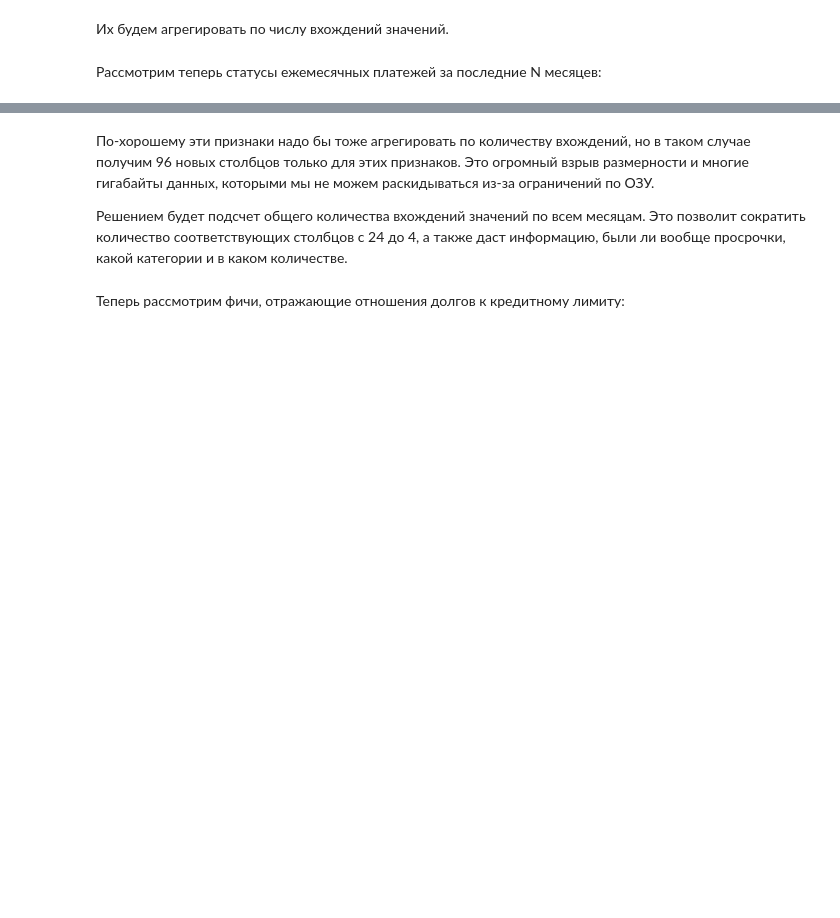
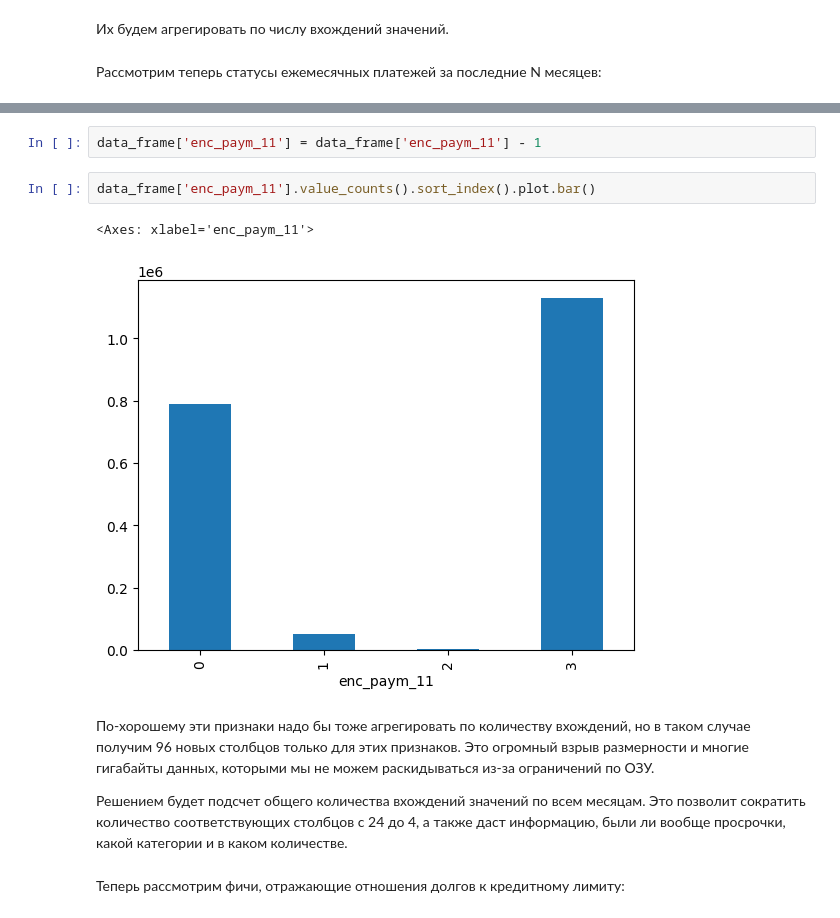
Before and after one commit to CasiCode/credit-scoring, a Jupyter notebook: credit_scoring.ipynb, the cells around one changed output, grey strips where cells are left out. Cells and saved outputs as stored; diff of their text form; blank space fills up the shorter version.

```diff
--- a/credit_scoring.ipynb
+++ b/credit_scoring.ipynb
@@ -269,3 +268,10 @@ plot_feature_hists(cols, 2, 12, (12, 24))
+# %%
+data_frame['enc_paym_11'] = data_frame['enc_paym_11'] - 1
+# %%
+data_frame['enc_paym_11'].value_counts().sort_index().plot.bar()
+# %% [output]
+<Axes: xlabel='enc_paym_11'>
+[figure, added]
 # %% [markdown]
 По-хорошему эти признаки надо бы тоже агрегировать по количеству вхождений, но в таком случае получим 96 новых столбцов только для этих признаков. Это огромный взрыв размерности и многие гигабайты данных, которыми мы не можем раскидываться из-за ограничений по ОЗУ.
 
```
Also changed, not shown: parts of 42 cells of this notebook.
